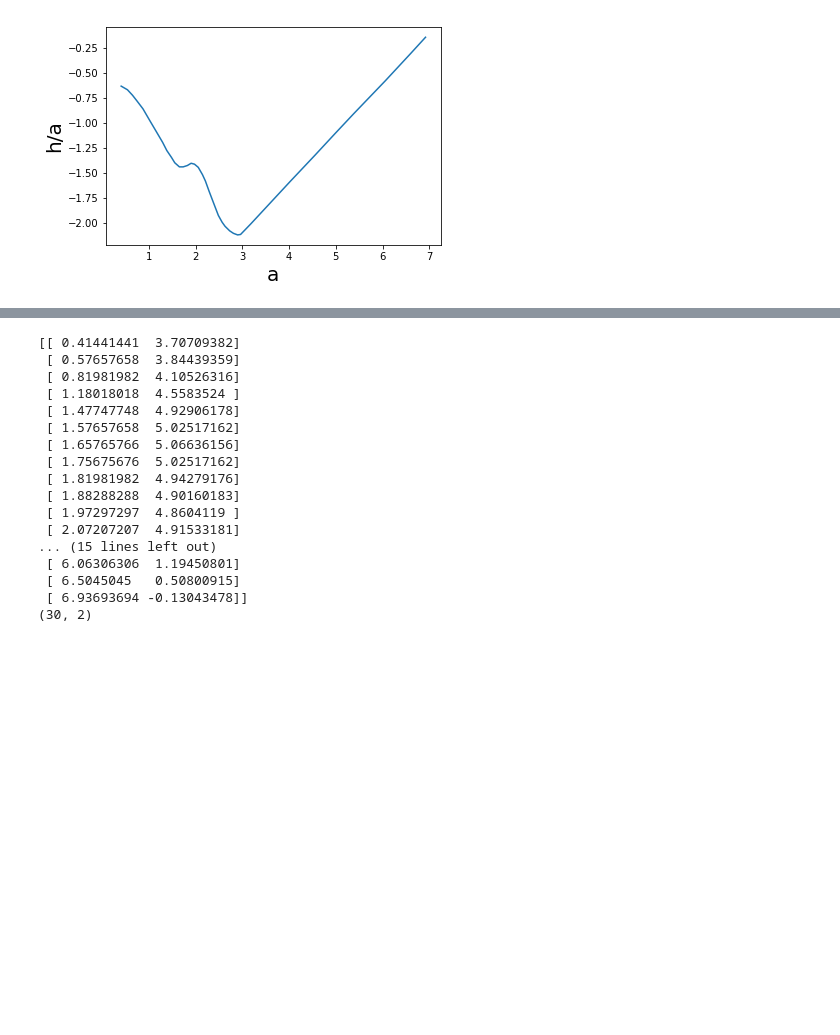
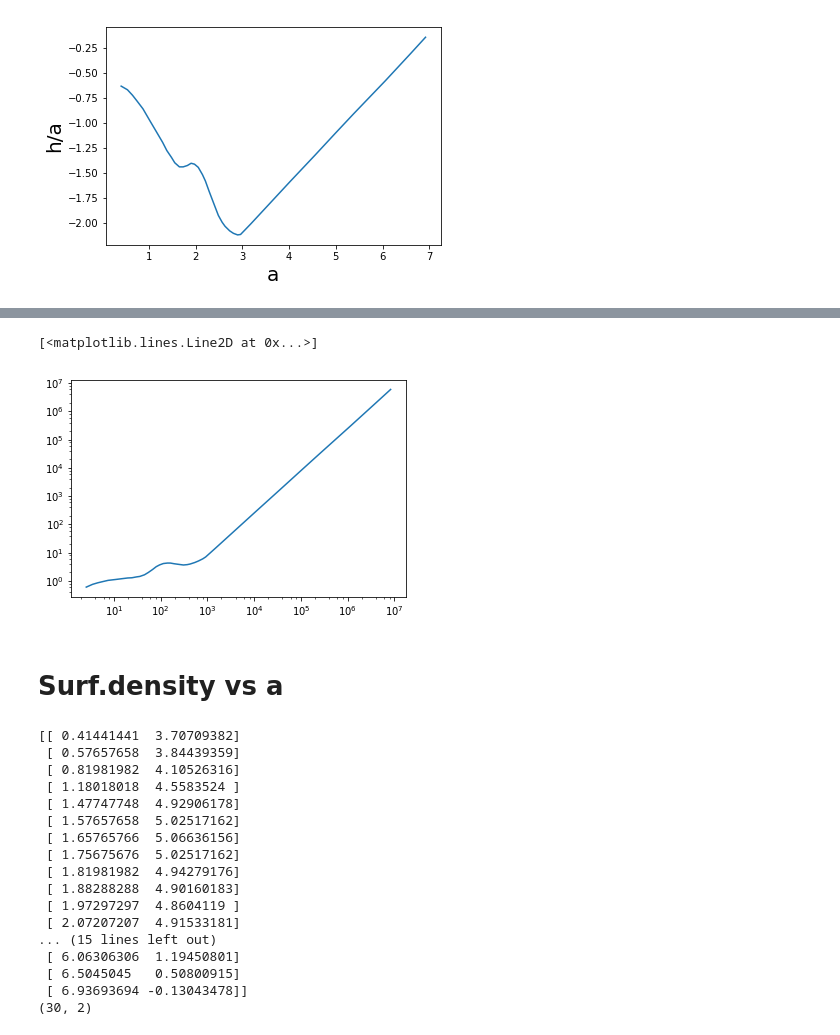
Before and after one commit to gfabj/Summer_Research_Project, a Jupyter notebook: SG_Model.ipynb, the cells around one changed output, grey strips where cells are left out. Saved outputs shown, nothing was run; the diff lists cells and outputs as text; code cells hidden in the pictures; blank space fills up the shorter version.

```diff
--- a/SG_Model.ipynb
+++ b/SG_Model.ipynb
@@ -38,3 +68,11 @@ plt.ylabel('h/a',fontsize=20)
+# %%
+logPlot = plt.gca()
+logPlot.loglog(a1,height)
+# %% [output]
+[<matplotlib.lines.Line2D at 0x...>]
+[figure, added]
+# %% [markdown]
+# Surf.density vs a
 # %%
 text_file2 = np.loadtxt('SurfaceDensity.txt', dtype = 'float')
 print text_file2
```
Also changed, not shown: parts of 15 cells of this notebook.
